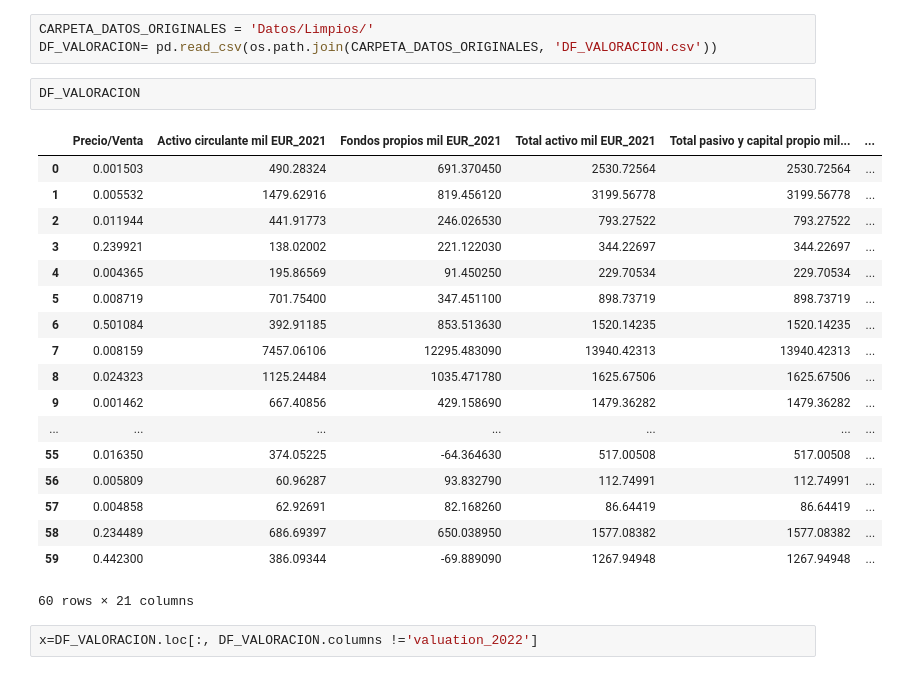
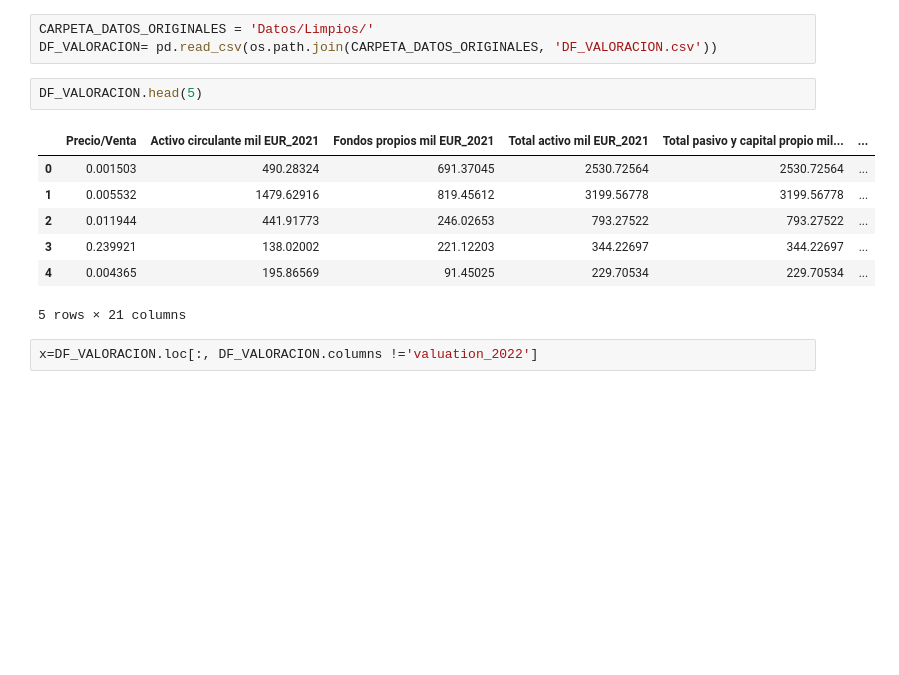
Before and after one commit to unaimleal/spri_reto_07_morado, a Jupyter notebook: modelado_valoracion.ipynb, the cells around one changed output. Drawn from its saved outputs; the diff is of its cells as text; blank space fills up the shorter version.

```diff
--- a/modelado_valoracion.ipynb
+++ b/modelado_valoracion.ipynb
@@ -38,26 +38,15 @@ RANDOM_STATE = 0
 CARPETA_DATOS_ORIGINALES = 'Datos/Limpios/'
 DF_VALORACION= pd.read_csv(os.path.join(CARPETA_DATOS_ORIGINALES, 'DF_VALORACION.csv'))
 # %%
-DF_VALORACION
+DF_VALORACION.head(5)
 # %% [output]
 |  | Precio/Venta | Activo circulante mil EUR_2021 | Fondos propios mil EUR_2021 | Total activo mil EUR_2021 | Total pasivo y capital propio mil... | ... |
-| 0 | 0.001503 | 490.28324 | 691.370450 | 2530.72564 | 2530.72564 | ... |
-| 1 | 0.005532 | 1479.62916 | 819.456120 | 3199.56778 | 3199.56778 | ... |
-| 2 | 0.011944 | 441.91773 | 246.026530 | 793.27522 | 793.27522 | ... |
-| 3 | 0.239921 | 138.02002 | 221.122030 | 344.22697 | 344.22697 | ... |
-| 4 | 0.004365 | 195.86569 | 91.450250 | 229.70534 | 229.70534 | ... |
-| 5 | 0.008719 | 701.75400 | 347.451100 | 898.73719 | 898.73719 | ... |
-| 6 | 0.501084 | 392.91185 | 853.513630 | 1520.14235 | 1520.14235 | ... |
-| 7 | 0.008159 | 7457.06106 | 12295.483090 | 13940.42313 | 13940.42313 | ... |
-| 8 | 0.024323 | 1125.24484 | 1035.471780 | 1625.67506 | 1625.67506 | ... |
-| 9 | 0.001462 | 667.40856 | 429.158690 | 1479.36282 | 1479.36282 | ... |
-| ... | ... | ... | ... | ... | ... | ... |
-| 55 | 0.016350 | 374.05225 | -64.364630 | 517.00508 | 517.00508 | ... |
-| 56 | 0.005809 | 60.96287 | 93.832790 | 112.74991 | 112.74991 | ... |
-| 57 | 0.004858 | 62.92691 | 82.168260 | 86.64419 | 86.64419 | ... |
-| 58 | 0.234489 | 686.69397 | 650.038950 | 1577.08382 | 1577.08382 | ... |
-| 59 | 0.442300 | 386.09344 | -69.889090 | 1267.94948 | 1267.94948 | ... |
+| 0 | 0.001503 | 490.28324 | 691.37045 | 2530.72564 | 2530.72564 | ... |
+| 1 | 0.005532 | 1479.62916 | 819.45612 | 3199.56778 | 3199.56778 | ... |
+| 2 | 0.011944 | 441.91773 | 246.02653 | 793.27522 | 793.27522 | ... |
+| 3 | 0.239921 | 138.02002 | 221.12203 | 344.22697 | 344.22697 | ... |
+| 4 | 0.004365 | 195.86569 | 91.45025 | 229.70534 | 229.70534 | ... |
-60 rows × 21 columns
+5 rows × 21 columns
 # %%
 x=DF_VALORACION.loc[:, DF_VALORACION.columns !='valuation_2022']
 # %%
```
Also changed, not shown: parts of 39 cells of this notebook.
